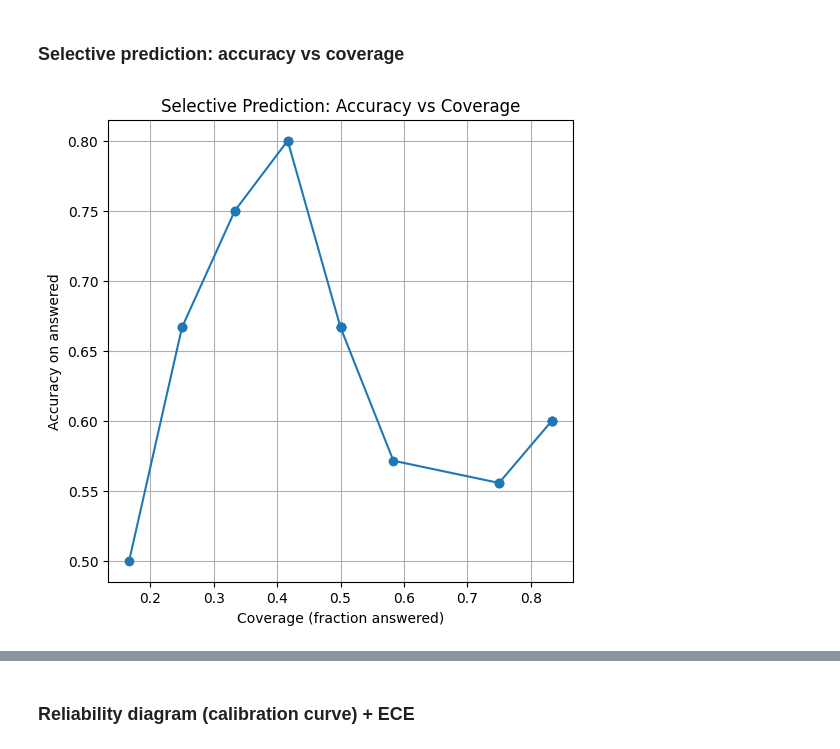
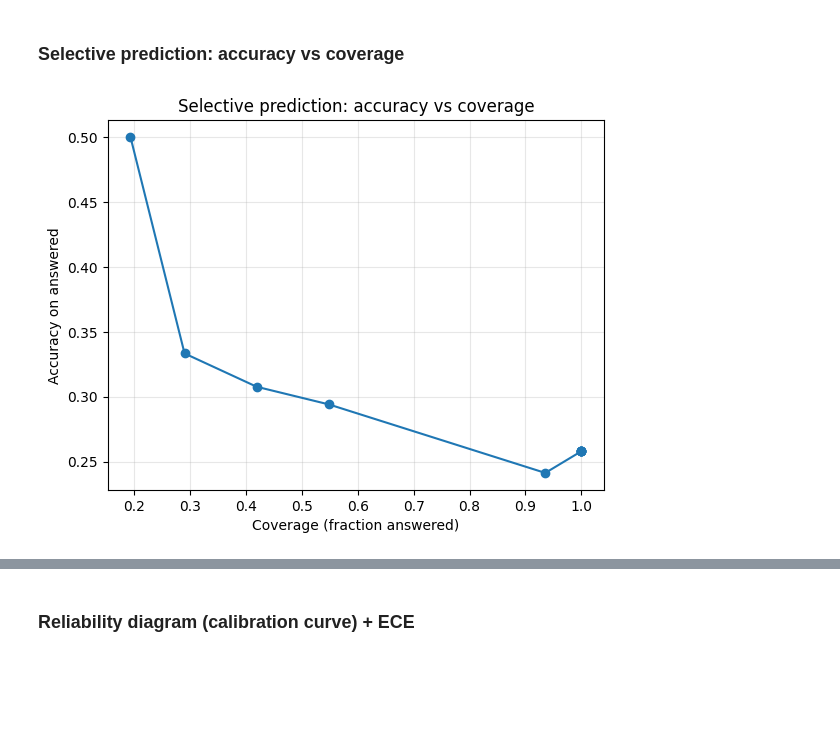
Before and after one commit to rdisipio/BayesianLM-QA, a Jupyter notebook: bayesian_head_mcq.ipynb, the cells around one changed output, grey strips where cells are left out. Saved outputs shown, nothing was run; the diff lists cells and outputs as text; code cells hidden in the pictures; blank space fills up the shorter version.

```diff
--- a/bayesian_head_mcq.ipynb
+++ b/bayesian_head_mcq.ipynb
@@ -271,35 +420,3 @@ p_te = predict_proba_auto(X_test, posterior)
 # %% [markdown]
 
 ### Selective prediction: accuracy vs coverage
-# %%
-import numpy as np
-import matplotlib.pyplot as plt
-
-def evaluate_with_abstention(probs, y_true, tau=0.8):
-    """
-    probs: (N, C) posterior-mean probabilities
-    y_true: (N,) integer labels
-    """
-    probs = np.asarray(probs)
-    y_true = np.asarray(y_true)
-    conf = probs.max(axis=1)
-    pred = probs.argmax(axis=1)
-    answered = conf >= float(tau)
-    coverage = answered.mean()
-    acc = float("nan") if coverage == 0 else (pred[answered] == y_true[answered]).mean()
-    return coverage, acc
-
-# Use the probabilities from your predictor:
-taus = np.linspace(0.5, 0.99, 20)
-curve = np.array([evaluate_with_abstention(p_te, y_test, tau=t) for t in taus])
-coverages, accs = curve[:, 0], curve[:, 1]
-
-plt.figure(figsize=(6,6))
-plt.plot(coverages, accs, marker="o")
-plt.xlabel("Coverage (fraction answered)")
-plt.ylabel("Accuracy on answered")
-plt.title("Selective Prediction: Accuracy vs Coverage")
-plt.grid(True)
-plt.show()
-# %% [output]
-[figure, removed]
@@ -305,0 +474,13 @@ plt.show()
+# %%
+coverages, accs, taus, counts = selective_curve(p_te, y_test, min_answers=5, include_equal=True)
+
+# (Optional) mask NaNs or low-count regions before plotting
+mask = ~np.isnan(accs)
+plt.plot(coverages[mask], accs[mask], marker='o')
+plt.xlabel("Coverage (fraction answered)")
+plt.ylabel("Accuracy on answered")
+plt.title("Selective prediction: accuracy vs coverage")
+plt.grid(True, alpha=0.3)
+plt.show()
+# %% [output]
+[figure, added]
```
Also changed, not shown: parts of 11 cells of this notebook.
